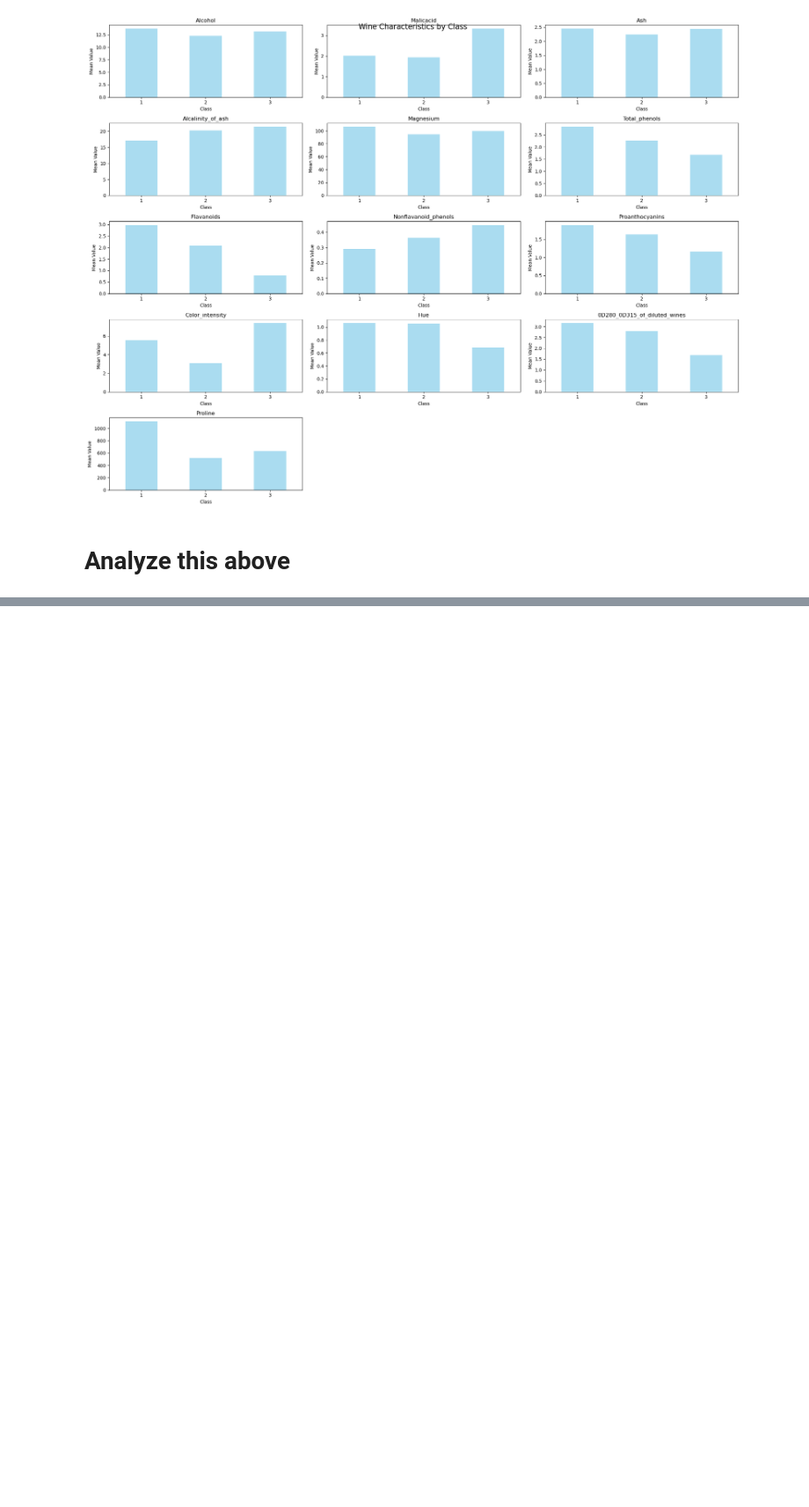
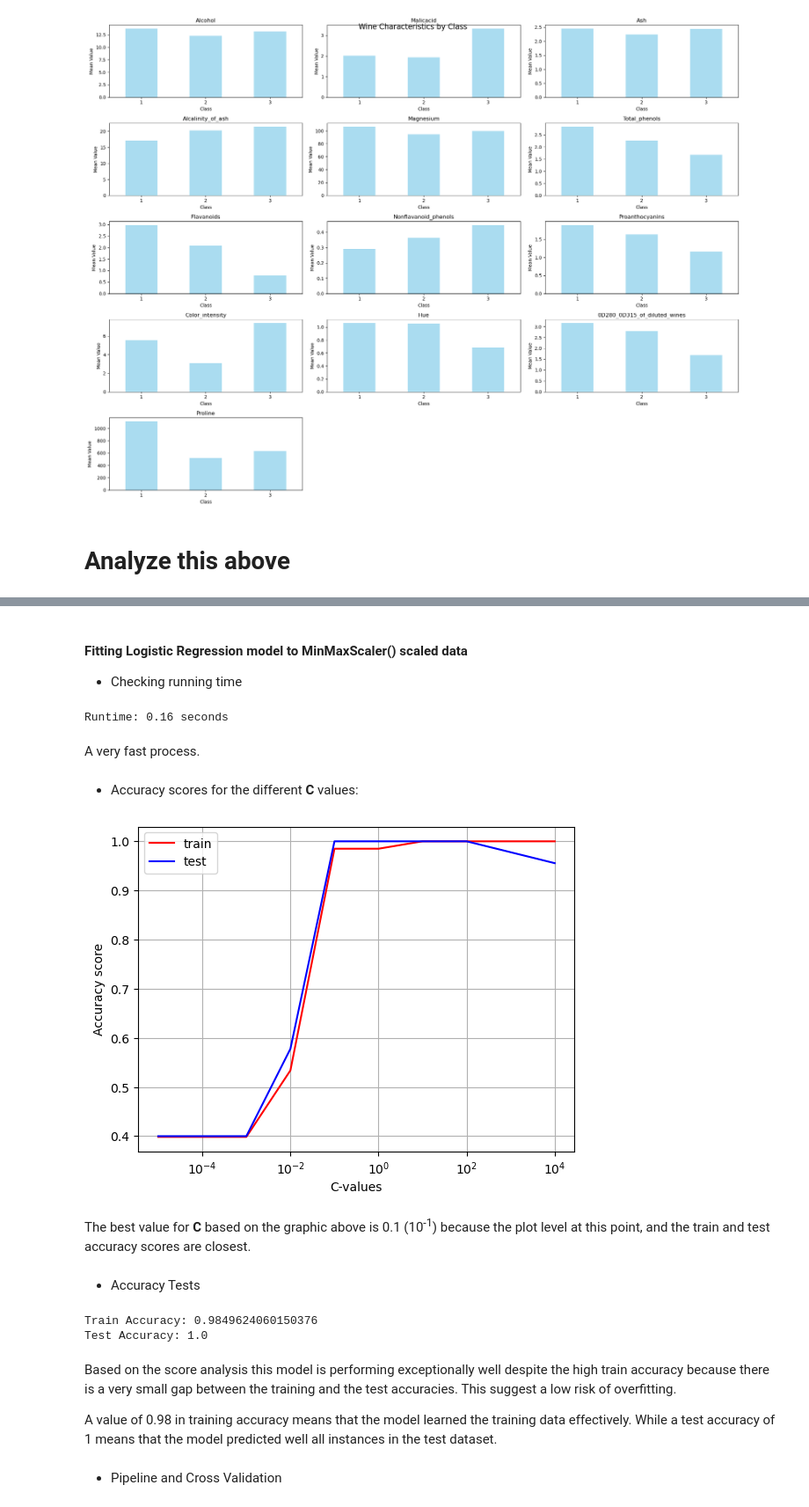
Before and after one commit to danielamartinezli/wine_classification, a Jupyter notebook: notebook/wine.ipynb, the cells around one changed output, grey strips where cells are left out. Shown at 88% size. Saved outputs shown, nothing was run; the diff lists cells and outputs as text; code cells hidden in the pictures; blank space fills up the shorter version.

Commit message:
Add files via upload
logistic regression finished

```diff
--- a/notebook/wine.ipynb
+++ b/notebook/wine.ipynb
@@ -301,0 +487,79 @@ plt.show()
+# %% [markdown]
+#### Fitting Logistic Regression model to MinMaxScaler() scaled data
+
+- Checking running time
+# %%
+start = time.time()
+
+# The C_values to try
+C_values = [0.00001, 0.0001, 0.001, 0.01, 0.1, 1, 10, 100, 1000, 10000]
+
+# Empty lists to append train and test accuracy scores to
+train_acc_mm = []
+test_acc_mm = []
+
+# Loop through the different C values
+for C in C_values:
+
+    # Instantiate the model, increase max_iter to 1000
+    logit = LogisticRegression(C = C, max_iter = 1000, random_state = 42)
+
+    # Fit the model
+    logit.fit(X_train_mm, y_train)
+
+    # Score the model
+    train_acc_mm.append(logit.score(X_train_mm,y_train))
+    test_acc_mm.append(logit.score(X_test_mm, y_test))
+
+stop = time.time()
+runtime_logit_mm = stop-start
+print(f"Runtime: {round(runtime_logit_mm,2)} seconds")
+# %% [output]
+Runtime: 0.16 seconds
+# %% [markdown]
+A very fast process.
+# %% [markdown]
+- Accuracy scores for the different **C** values:
+# %%
+# visualize accuracies for different C-values
+plt.figure()
+plt.plot(C_values, train_acc_mm, c='red', label='train')
+plt.plot(C_values, test_acc_mm, c='blue', label='test')
+plt.xscale('log')
+
+# Labels
+plt.xlabel('C-values')
+plt.ylabel('Accuracy score')
+plt.legend()
+plt.grid(True)
+plt.show()
+# %% [output]
+[figure, added]
+# %% [markdown]
+The best value for **C** based on the graphic above is 0.1 (10<sup>-1</sup>) because the plot level at this point, and the train and test accuracy scores are closest.
+# %% [markdown]
+- Accuracy Tests
+# %%
+# Getting our best Logistic Regression
+# Instantiate the model
+logit_mm = LogisticRegression(C = 0.1, max_iter = 1000, random_state = 42)
+
+# Fit the model
+logit_mm.fit(X_train_mm, y_train)
+
+# Store accuracy scores
+logit_mm_train = logit_mm.score(X_train_mm, y_train)
+logit_mm_test = logit_mm.score(X_test_mm, y_test)
+
+# Score the model
+print(f"Train Accuracy: {logit_mm_train}")
+print(f"Test Accuracy: {logit_mm_test}")
+# %% [output]
+Train Accuracy: 0.9849624060150376
+Test Accuracy: 1.0
+# %% [markdown]
+Based on the score analysis this model is performing exceptionally well despite the high train accuracy because there is a very small gap between the training and the test accuracies. This suggest a low risk of overfitting.
+
+A value of 0.98 in training accuracy means that the model learned the training data effectively. While a test accuracy of 1 means that the model predicted well all instances in the test dataset.
+# %% [markdown]
+- Pipeline and Cross Validation
```
Also changed, not shown: parts of 58 cells of this notebook.
